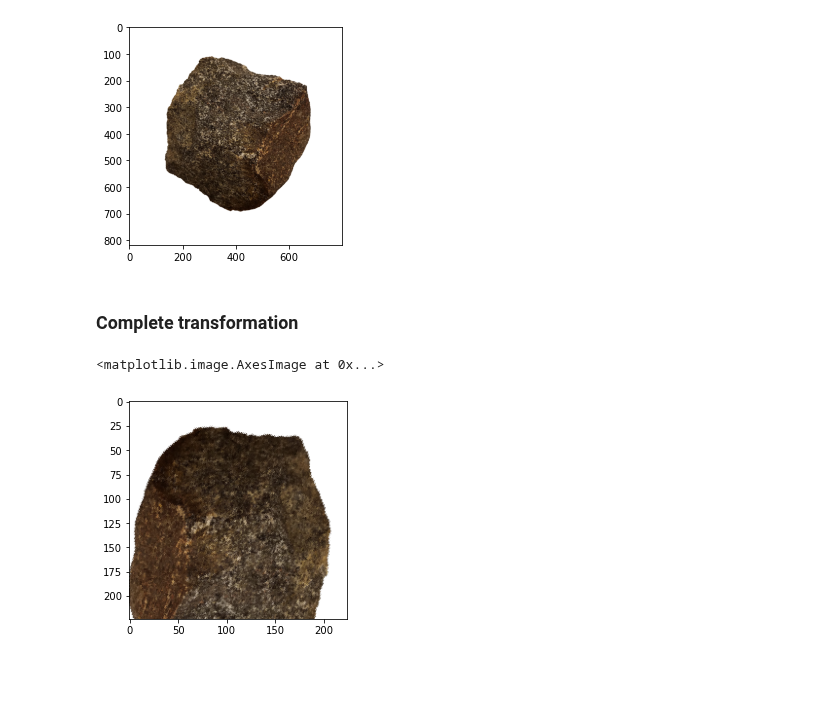
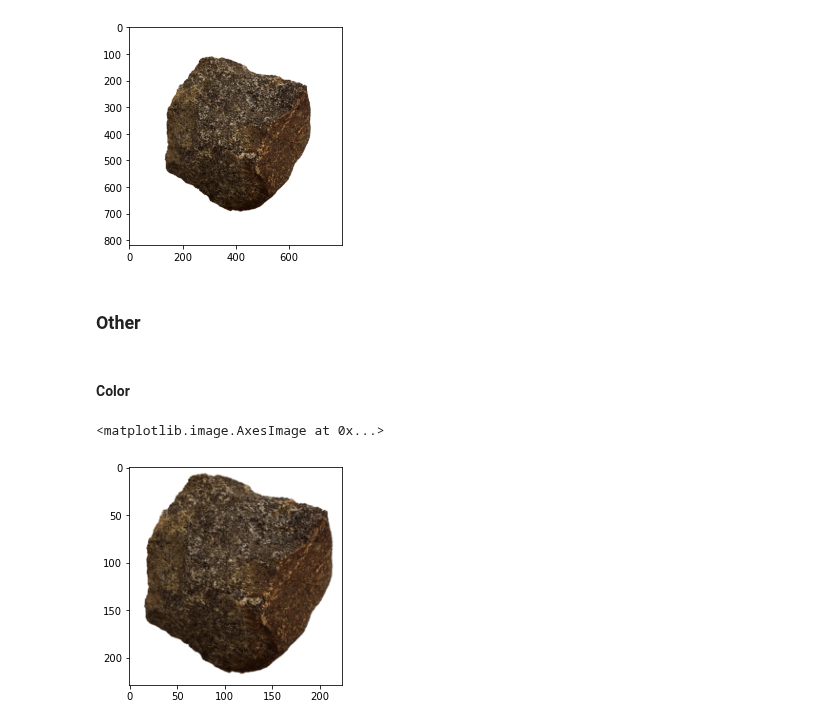
Before and after one commit to dominikpegler/mds_cnn, a Jupyter notebook: sanders_nosofsky_2020/image_augmentation.ipynb, the cells around one changed output. Saved outputs shown, nothing was run; the diff lists cells and outputs as text; code cells hidden in the pictures; blank space fills up the shorter version.

```diff
--- a/sanders_nosofsky_2020/image_augmentation.ipynb
+++ b/sanders_nosofsky_2020/image_augmentation.ipynb
@@ -73,10 +83,15 @@ plt.imshow(shear(img))
 # %% [output]
 <matplotlib.image.AxesImage at 0x...>
 [figure]
-# %% [markdown]
-### Complete transformation
-# %%
-plt.imshow(complete_transform(img))
-# %% [output]
-<matplotlib.image.AxesImage at 0x...>
-[figure, old version]
+# %% [markdown]
+### Other
+# %% [markdown]
+#### Color
+# %%
+color = transforms.Compose([transforms.Resize(input_size),
+transforms.ColorJitter(brightness=(.95, 1.05), contrast=(.9, 1.1), saturation=(0.95, 1.15))])
+
+plt.imshow(color(img))
+# %% [output]
+<matplotlib.image.AxesImage at 0x...>
+[figure, added]
```
Also changed, not shown: parts of 8 cells of this notebook, 2 other files.
